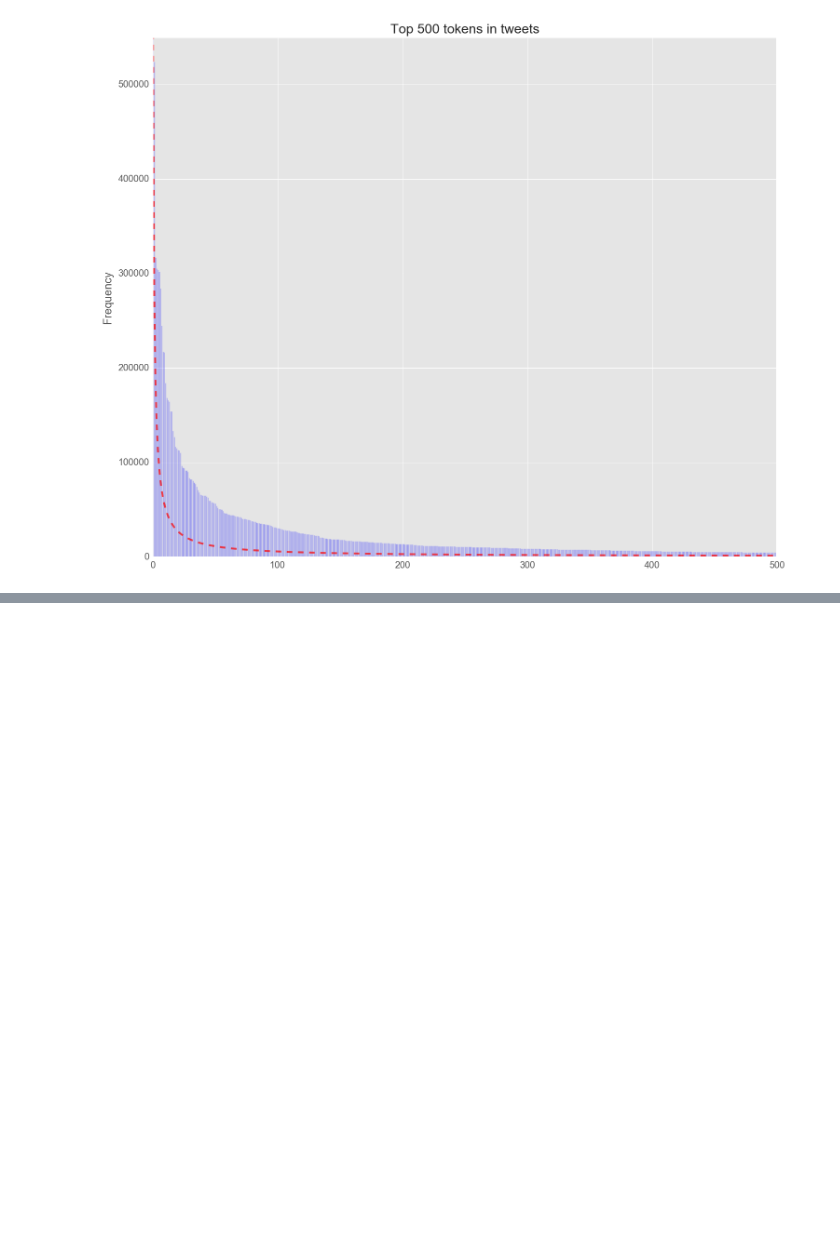
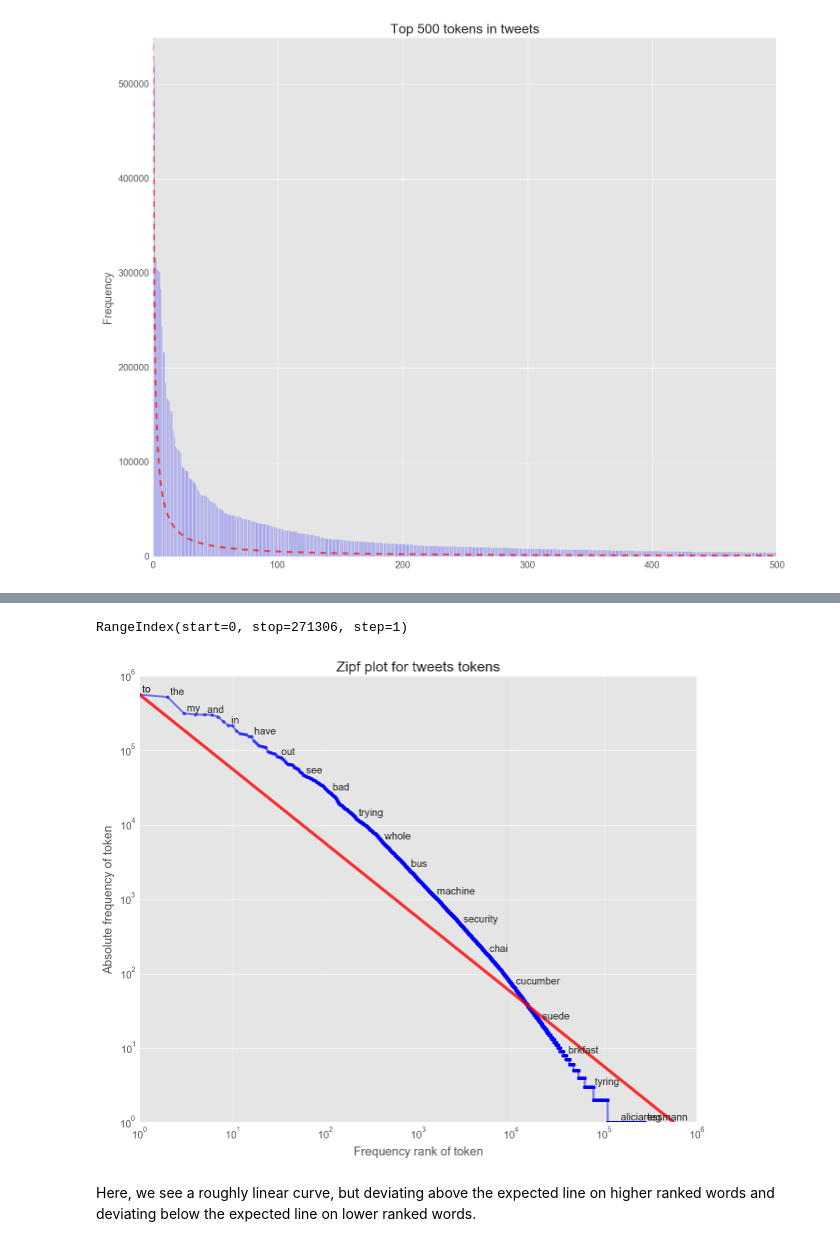
Before and after one commit to rkritika1508/Sentiment-Analysis, a Jupyter notebook: Third.ipynb, the cells around one changed output, grey strips where cells are left out. Drawn from its saved outputs; the diff is of its cells as text; code cells hidden in the pictures; blank space fills up the shorter version.

Commit message:
Word token visualisation done

```diff
--- a/Third.ipynb
+++ b/Third.ipynb
@@ -56,0 +64,26 @@ Text(0.5, 1.0, 'Top 500 tokens in tweets')
+# %%
+counts = df.total
+tokens = df.index
+ranks = np.arange(1, len(counts)+1)
+# %% [output]
+RangeIndex(start=0, stop=271306, step=1)
+# %%
+plt.style.use('ggplot')
+counts = df['total']
+tokens = df['word']
+ranks = arange(1, len(counts)+1)
+indices = argsort(-counts)
+frequencies = counts[indices]
+plt.figure(figsize=(10,8))
+plt.loglog(ranks, frequencies, marker=".", color='b', linewidth=2, alpha=0.5)
+plt.plot([1,frequencies[0]],[frequencies[0],1],color='r', linewidth=3, alpha=0.8)
+plt.title("Zipf plot for tweets tokens")
+plt.xlabel("Frequency rank of token")
+plt.ylabel("Absolute frequency of token")
+for n in list(np.logspace(-0.5, log10(len(counts)-2), 22).astype(int)):
+    dummy = plt.text(ranks[n], frequencies[n], " " + tokens[indices[n]],
+                 verticalalignment="bottom", horizontalalignment="left")
+# %% [output]
+[figure, added]
+# %% [markdown]
+Here, we see a roughly linear curve, but deviating above the expected line on higher ranked words and deviating below the expected line on lower ranked words.
```
Also changed, not shown: parts of 31 cells of this notebook.
